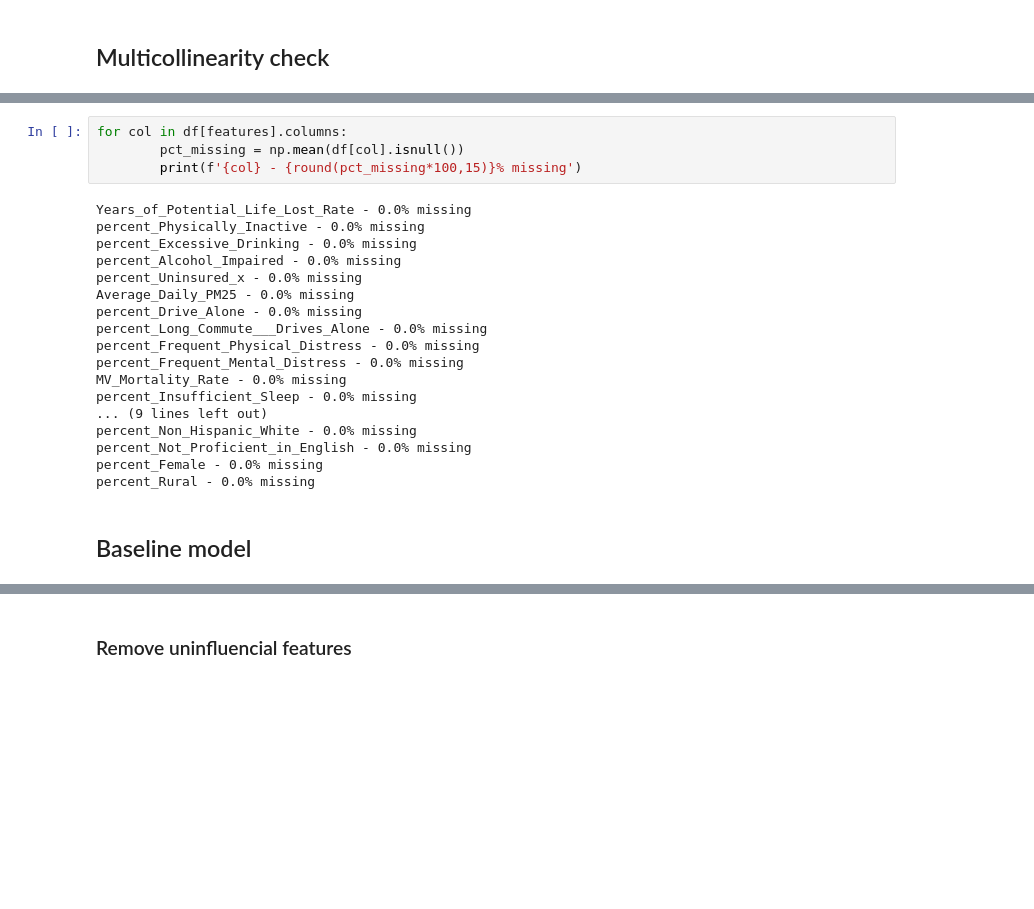
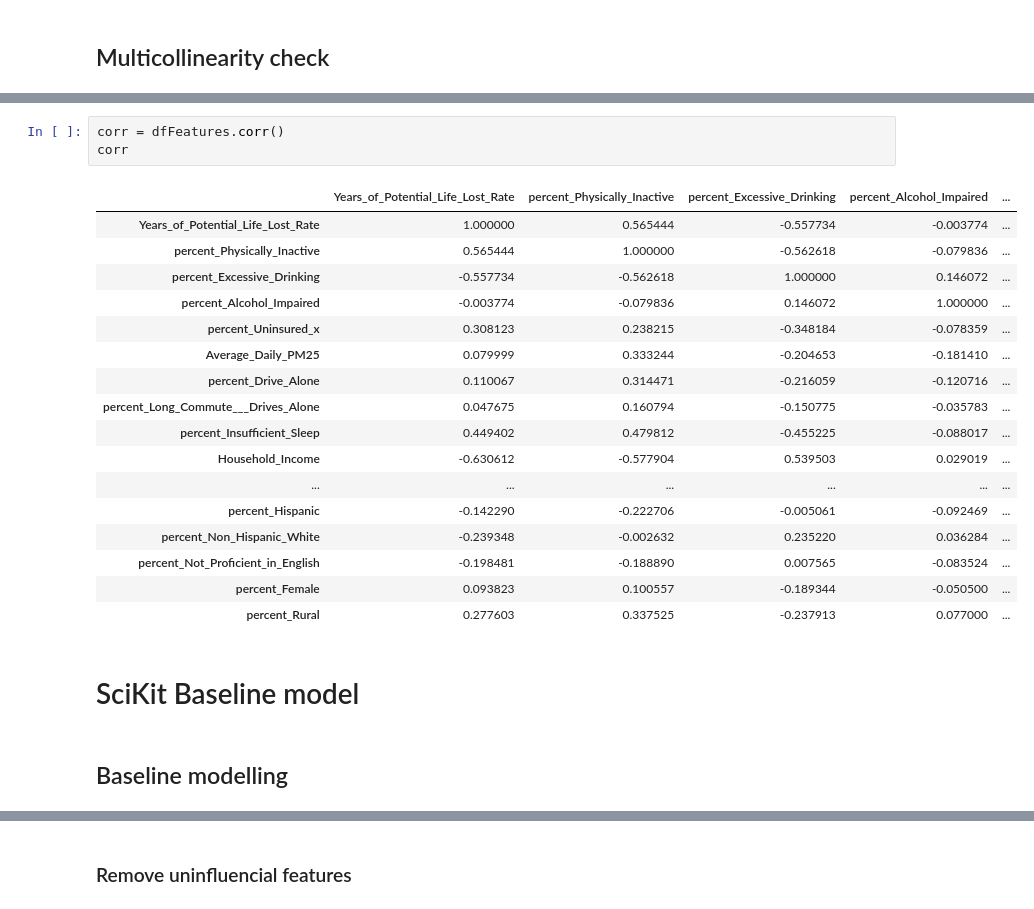
Before and after one commit to aghilissen/Mod_4_Project, a Jupyter notebook: AG.ipynb, the cells around one changed output, grey strips where cells are left out. Drawn from its saved outputs; the diff is of its cells as text; blank space fills up the shorter version.

```diff
--- a/AG.ipynb
+++ b/AG.ipynb
@@ -53,24 +80,25 @@ sns.heatmap(df[features].corr(), center=0, annot=True);
-# %%
-for col in df[features].columns:
-        pct_missing = np.mean(df[col].isnull())
-        print(f'{col} - {round(pct_missing*100,15)}% missing')
-# %% [output]
-Years_of_Potential_Life_Lost_Rate - 0.0% missing
-percent_Physically_Inactive - 0.0% missing
-percent_Excessive_Drinking - 0.0% missing
-percent_Alcohol_Impaired - 0.0% missing
-percent_Uninsured_x - 0.0% missing
-Average_Daily_PM25 - 0.0% missing
-percent_Drive_Alone - 0.0% missing
-percent_Long_Commute___Drives_Alone - 0.0% missing
-percent_Frequent_Physical_Distress - 0.0% missing
-percent_Frequent_Mental_Distress - 0.0% missing
-MV_Mortality_Rate - 0.0% missing
-percent_Insufficient_Sleep - 0.0% missing
-... (9 lines left out)
-percent_Non_Hispanic_White - 0.0% missing
-percent_Not_Proficient_in_English - 0.0% missing
-percent_Female - 0.0% missing
-percent_Rural - 0.0% missing
+# %%
+corr = dfFeatures.corr()
+corr
+# %% [output]
+|  | Years_of_Potential_Life_Lost_Rate | percent_Physically_Inactive | percent_Excessive_Drinking | percent_Alcohol_Impaired | ... |
+| Years_of_Potential_Life_Lost_Rate | 1.000000 | 0.565444 | -0.557734 | -0.003774 | ... |
+| percent_Physically_Inactive | 0.565444 | 1.000000 | -0.562618 | -0.079836 | ... |
+| percent_Excessive_Drinking | -0.557734 | -0.562618 | 1.000000 | 0.146072 | ... |
+| percent_Alcohol_Impaired | -0.003774 | -0.079836 | 0.146072 | 1.000000 | ... |
+| percent_Uninsured_x | 0.308123 | 0.238215 | -0.348184 | -0.078359 | ... |
+| Average_Daily_PM25 | 0.079999 | 0.333244 | -0.204653 | -0.181410 | ... |
+| percent_Drive_Alone | 0.110067 | 0.314471 | -0.216059 | -0.120716 | ... |
+| percent_Long_Commute___Drives_Alone | 0.047675 | 0.160794 | -0.150775 | -0.035783 | ... |
+| percent_Insufficient_Sleep | 0.449402 | 0.479812 | -0.455225 | -0.088017 | ... |
+| Household_Income | -0.630612 | -0.577904 | 0.539503 | 0.029019 | ... |
+| ... | ... | ... | ... | ... | ... |
+| percent_Hispanic | -0.142290 | -0.222706 | -0.005061 | -0.092469 | ... |
+| percent_Non_Hispanic_White | -0.239348 | -0.002632 | 0.235220 | 0.036284 | ... |
+| percent_Not_Proficient_in_English | -0.198481 | -0.188890 | 0.007565 | -0.083524 | ... |
+| percent_Female | 0.093823 | 0.100557 | -0.189344 | -0.050500 | ... |
+| percent_Rural | 0.277603 | 0.337525 | -0.237913 | 0.077000 | ... |
 # %% [markdown]
-## Baseline model
+# SciKit Baseline model
+# %% [markdown]
+## Baseline modelling
```
Also changed, not shown: parts of 39 cells of this notebook.
